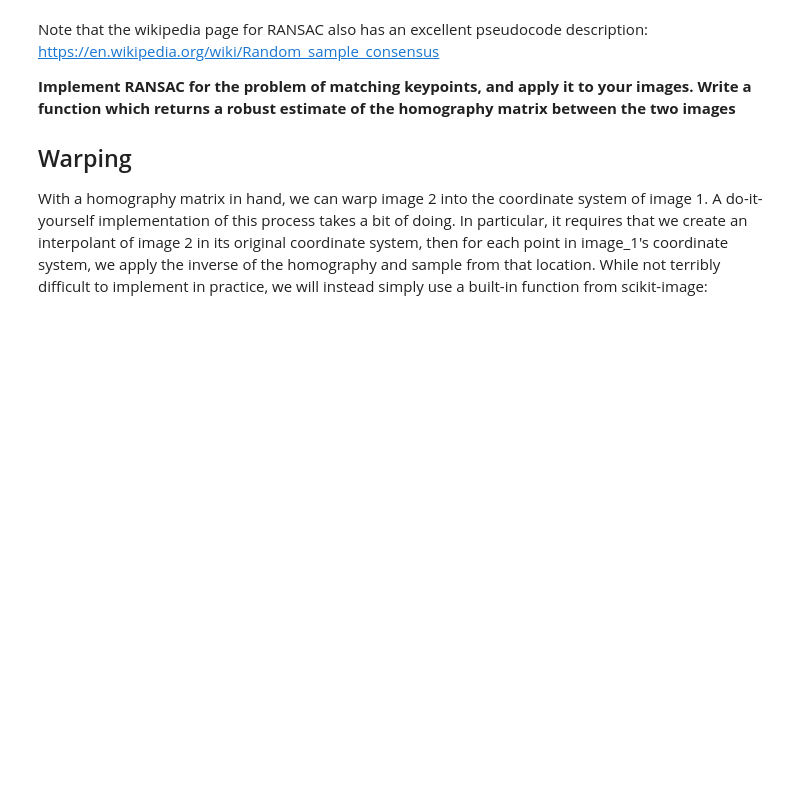
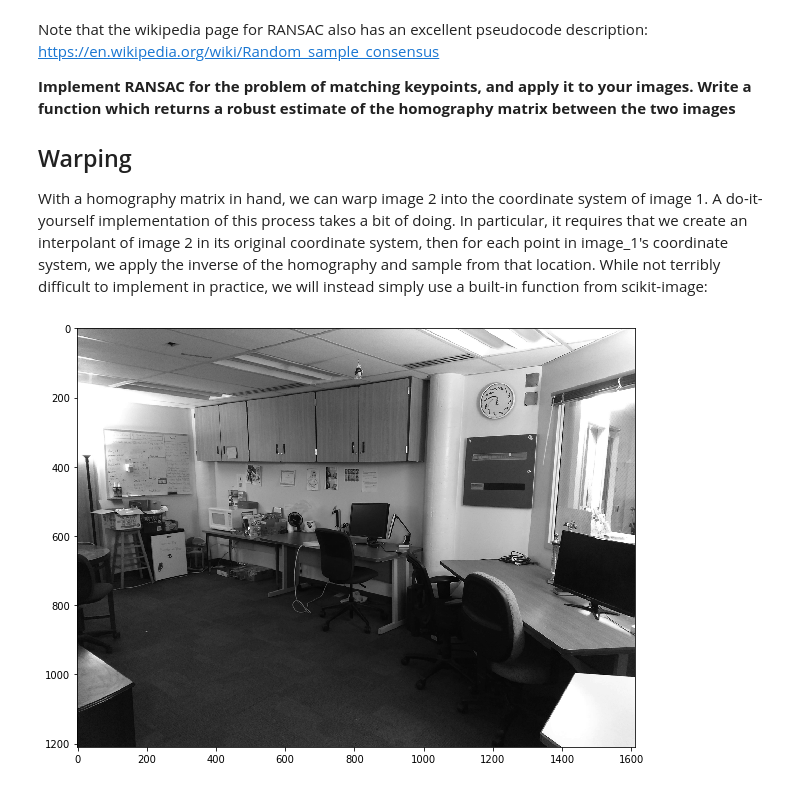
Before and after one commit to fbunt/190215_homographies_and_ransac, a Jupyter notebook: homographies.ipynb, the cells around one changed output. Drawn from its saved outputs; the diff is of its cells as text; code cells hidden in the pictures; blank space fills up the shorter version.

```diff
--- a/homographies.ipynb
+++ b/homographies.ipynb
@@ -127,10 +208,13 @@ Note that the wikipedia page for RANSAC also has an excellent pseudocode descrip
 With a homography matrix in hand, we can warp image 2 into the coordinate system of image 1.  A do-it-yourself implementation of this process takes a bit of doing.  In particular, it requires that we create an interpolant of image 2 in its original coordinate system, then for each point in image_1's coordinate system, we apply the inverse of the homography and sample from that location.  While not terribly difficult to implement in practice, we will instead simply use a built-in function from scikit-image:
 # %%
 import skimage.transform as skt
-H_best = np.eye(3) # CHANGE ME!
+#H_best = np.eye(3) # CHANGE ME!
 
 # Create a projective transform based on the homography matrix $H$
 proj_trans = skt.ProjectiveTransform(H_best)
 
 # Warp the image into image 1's coordinate system
-image_2_transformed = skt.warp(image_2,proj_trans)
+image_2_transformed = skt.warp(img1,proj_trans)
+imgshow(image_2_transformed)
+# %% [output]
+[figure, added]
```
Also changed, not shown: parts of 7 cells of this notebook, 3 other files.
